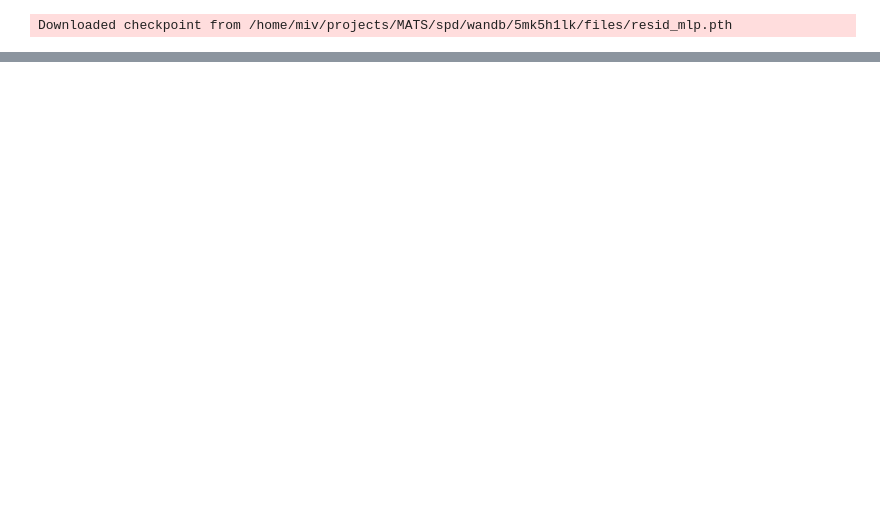
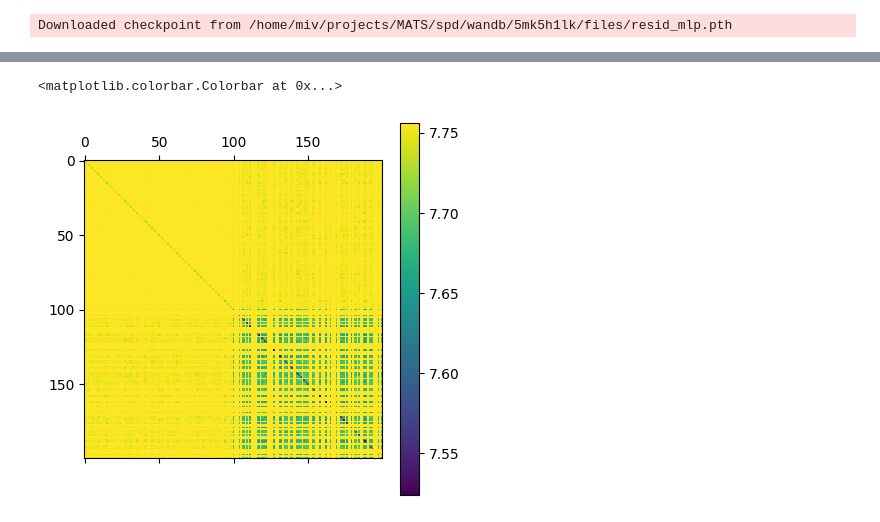
Before and after one commit to moosmiddelkoop/spd, a Jupyter notebook: spd/clustering/dev.ipynb, the cells around one changed output, grey strips where cells are left out. Cells and saved outputs as stored; diff of their text form; code cells hidden in the pictures; blank space fills up the shorter version.

```diff
--- a/spd/clustering/dev.ipynb
+++ b/spd/clustering/dev.ipynb
@@ -100,0 +190,36 @@ dbg_auto(ci);
+# %%
+def compute_merge_costs(
+    coact: Bool[Tensor, "k_groups k_groups"],
+    merges: GroupMerge,
+    alpha: float = 1.0,
+    # rank_cost: Callable[[float], float] = lambda c: math.log(c),
+    rank_cost: Callable[[float], float] = lambda _: 1.0,
+) -> Float[Tensor, "k_groups k_groups"]:
+    """Compute MDL costs for merge matrices"""
+    device: torch.device = coact.device
+    ranks: Float[Tensor, " k_groups"] = merges.components_per_group.to(device=device).float()
+    diag: Float[Tensor, " k_groups"] = torch.diag(coact).to(device=device)
+
+    # dbg_tensor(coact)
+    # dbg_tensor(ranks)
+    # dbg_tensor(diag)
+
+    return alpha * (
+        diag @ ranks.T
+        + ranks @ diag.T
+        - (
+            ranks.unsqueeze(0)
+            + ranks.unsqueeze(1)
+            + (rank_cost(merges.k_groups) / alpha)
+        ) * coact
+    )
+# %%
+costs = compute_merge_costs(
+	coact=coa['coactivations'],
+	merges=gm_ident,
+)
+plt.matshow(costs.cpu(), cmap='viridis')
+plt.colorbar()
+# %% [output]
+<matplotlib.colorbar.Colorbar at 0x...>
+[figure, added]
```
Also changed, not shown: parts of 5 cells of this notebook.
